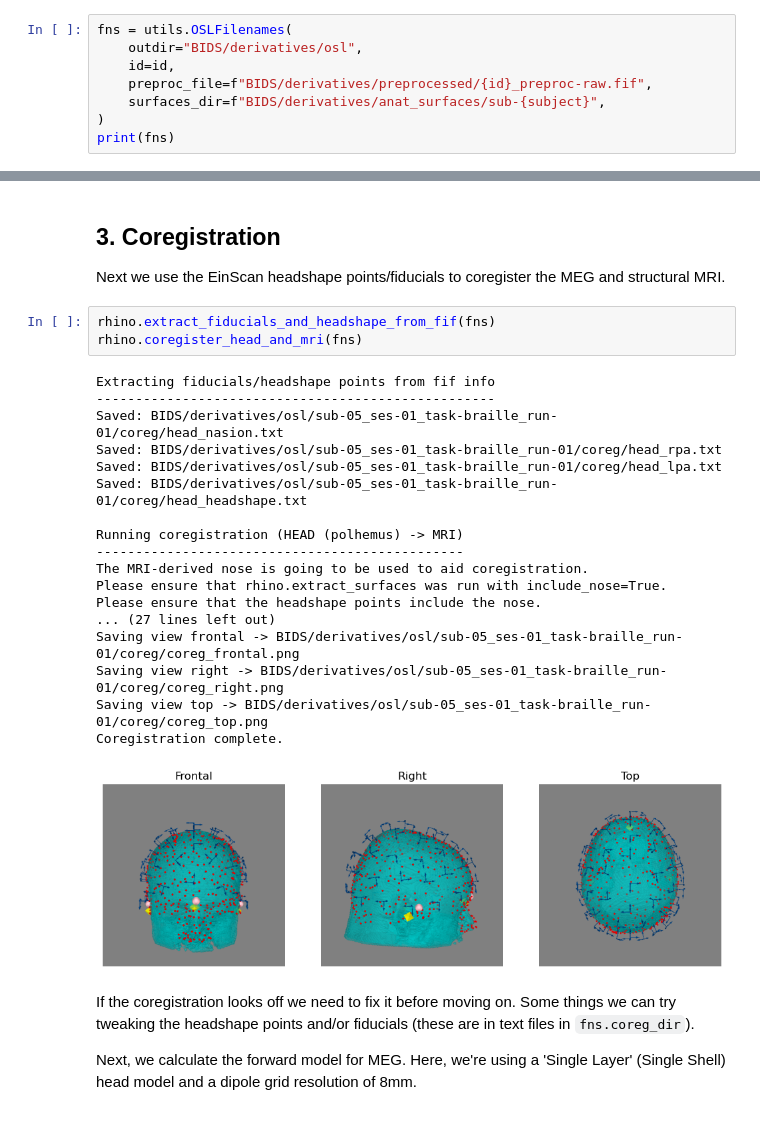
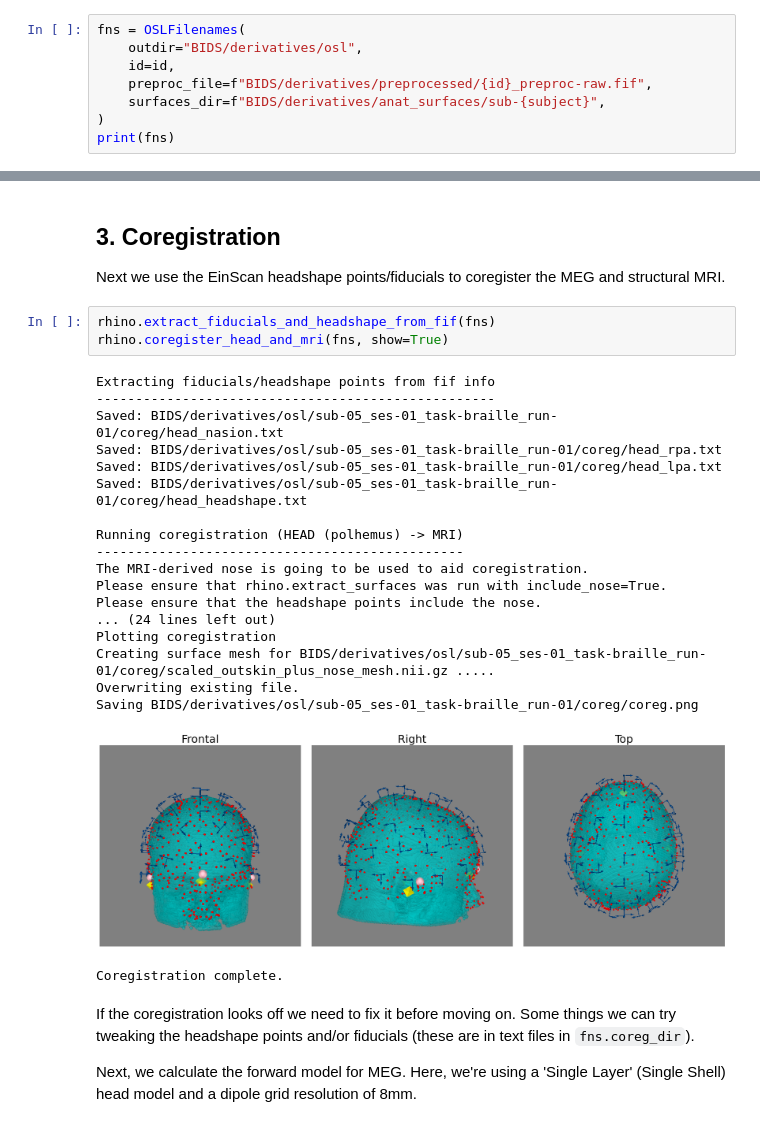
Before and after one commit to OHBA-analysis/Canonical-HMM-Networks, a Jupyter notebook: opm.ipynb, the cells around one changed output, grey strips where cells are left out. Cells and saved outputs as stored; diff of their text form.

```diff
--- a/opm.ipynb
+++ b/opm.ipynb
@@ -242,7 +244,7 @@ If these surfaces don't match the corresponding surface in the structural MRI, t
 
 Now we have the preprocessed sensor data and the MRI surfaces. We can perform an 'OSL' source reconstruction. This involves creating many files. Let's create an object (container) to keep track of all the files.
 # %%
-fns = utils.OSLFilenames(
+fns = OSLFilenames(
     outdir="BIDS/derivatives/osl",
     id=id,
     preproc_file=f"BIDS/derivatives/preprocessed/{id}_preproc-raw.fif",
@@ -269,26 +271,27 @@ Now let's extract the Polhemus from the preprocessed fif file and coregister the
 Next we use the EinScan headshape points/fiducials to coregister the MEG and structural MRI.
 # %%
 rhino.extract_fiducials_and_headshape_from_fif(fns)
-rhino.coregister_head_and_mri(fns)
+rhino.coregister_head_and_mri(fns, show=True)
 # %% [output]
 Extracting fiducials/headshape points from fif info
 ---------------------------------------------------
 Saved: BIDS/derivatives/osl/sub-05_ses-01_task-braille_run-01/coreg/head_nasion.txt
 Saved: BIDS/derivatives/osl/sub-05_ses-01_task-braille_run-01/coreg/head_rpa.txt
 Saved: BIDS/derivatives/osl/sub-05_ses-01_task-braille_run-01/coreg/head_lpa.txt
 Saved: BIDS/derivatives/osl/sub-05_ses-01_task-braille_run-01/coreg/head_headshape.txt
 
 Running coregistration (HEAD (polhemus) -> MRI)
 -----------------------------------------------
 The MRI-derived nose is going to be used to aid coregistration.
 Please ensure that rhino.extract_surfaces was run with include_nose=True.
 Please ensure that the headshape points include the nose.
-... (27 lines left out)
-Saving view frontal -> BIDS/derivatives/osl/sub-05_ses-01_task-braille_run-01/coreg/coreg_frontal.png
-Saving view right -> BIDS/derivatives/osl/sub-05_ses-01_task-braille_run-01/coreg/coreg_right.png
-Saving view top -> BIDS/derivatives/osl/sub-05_ses-01_task-braille_run-01/coreg/coreg_top.png
-Coregistration complete.
+... (24 lines left out)
+Plotting coregistration
+Creating surface mesh for BIDS/derivatives/osl/sub-05_ses-01_task-braille_run-01/coreg/scaled_outskin_plus_nose_mesh.nii.gz .....
+Overwriting existing file.
+Saving BIDS/derivatives/osl/sub-05_ses-01_task-braille_run-01/coreg/coreg.png
-[figure, old version]
+[figure, new version]
+Coregistration complete.
 # %% [markdown]
 If the coregistration looks off we need to fix it before moving on. Some things we can try tweaking the headshape points and/or fiducials (these are in text files in `fns.coreg_dir`).
 
```
Also changed, not shown: parts of 9 cells of this notebook, 33 other files.
